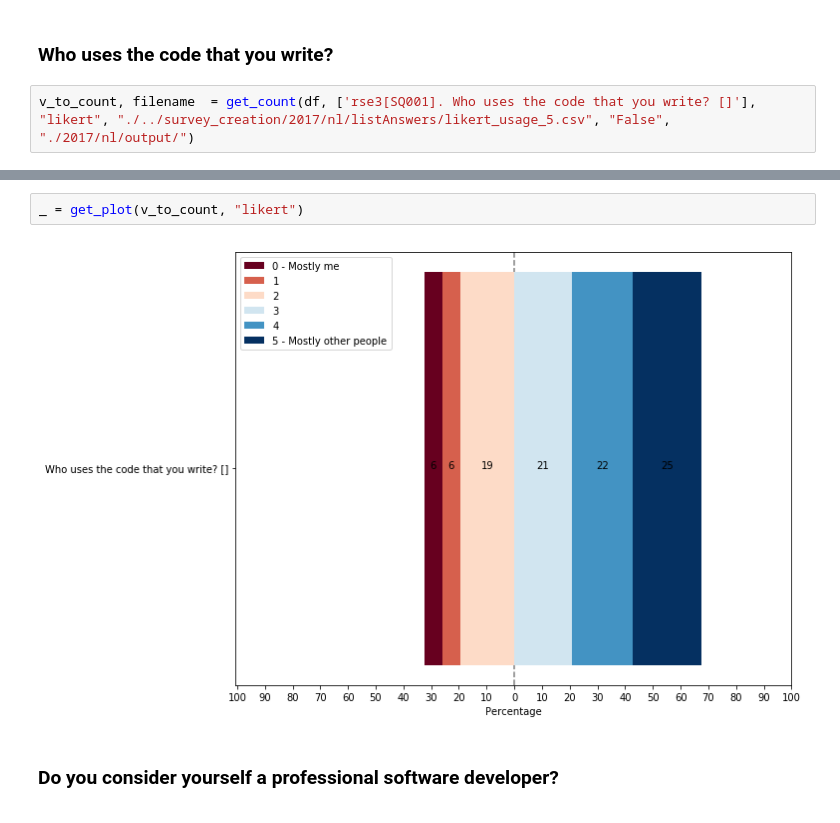
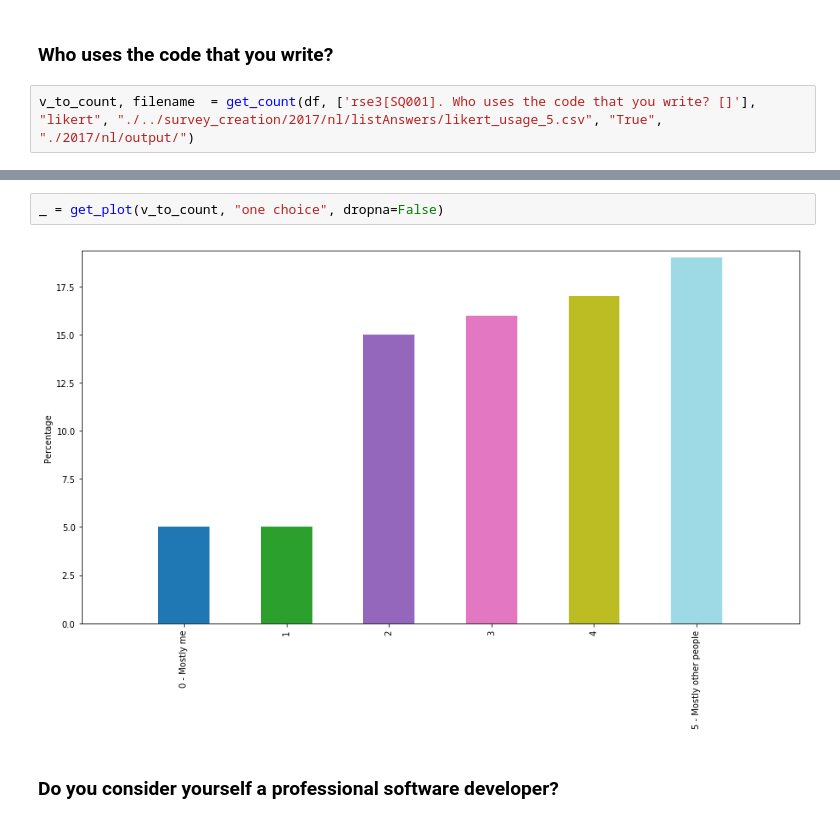
Before and after one commit to softwaresaved/international-survey, a Jupyter notebook: analysis/results_nl_2017_narrative.ipynb, the cells around one changed output, grey strips where cells are left out. Cells and saved outputs as stored; diff of their text form.

```diff
--- a/analysis/results_nl_2017_narrative.ipynb
+++ b/analysis/results_nl_2017_narrative.ipynb
@@ -196,4 +219,4 @@ _ = get_plot(perc_to_count, "y/n/na")
 # %% [markdown]
 ### Who uses the code that you write?
 # %%
-v_to_count, filename  = get_count(df, ['rse3[SQ001]. Who uses the code that you write? []'], "likert", "./../survey_creation/2017/nl/listAnswers/likert_usage_5.csv", "False", "./2017/nl/output/")
+v_to_count, filename  = get_count(df, ['rse3[SQ001]. Who uses the code that you write? []'], "likert", "./../survey_creation/2017/nl/listAnswers/likert_usage_5.csv", "True", "./2017/nl/output/")
@@ -210,7 +236,7 @@ display(v_to_count)
 # %%
-_ = get_plot(v_to_count, "likert")
+_ = get_plot(v_to_count, "one choice", dropna=False)
 # %% [output]
-[figure, old version]
+[figure, new version]
 # %% [markdown]
 ### Do you consider yourself a professional software developer?
 # %%
```
Also changed, not shown: parts of 68 cells of this notebook.
